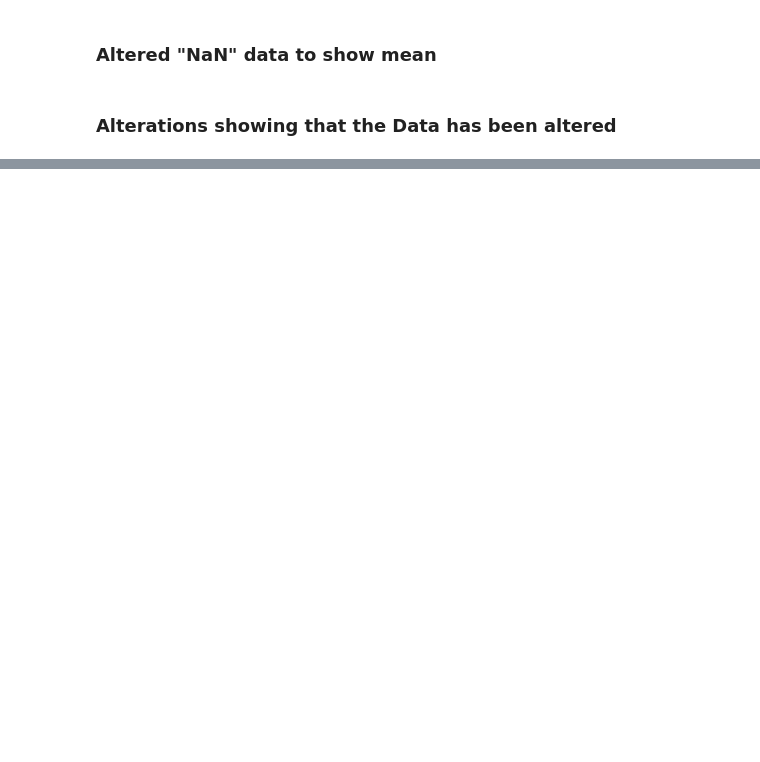
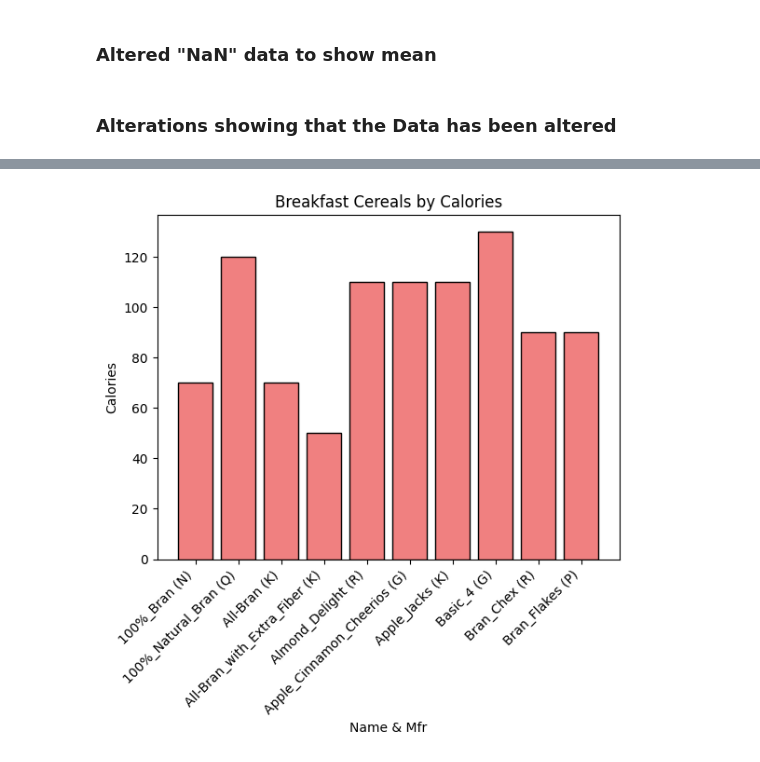
Before and after one commit to jarallum92/M2_Project_Cereals, a Jupyter notebook: M2_Project_Cereals.ipynb, the cells around one changed output, grey strips where cells are left out. Saved outputs shown, nothing was run; the diff lists cells and outputs as text; code cells hidden in the pictures; blank space fills up the shorter version.

```diff
--- a/M2_Project_Cereals.ipynb
+++ b/M2_Project_Cereals.ipynb
@@ -69,18 +72,18 @@ print(nan_rows)
 ### Altered "NaN" data to show mean
 # %%
 cereals_original = cereals.copy()
-mean_potass = cereals["potass"].mean()
-cereals["potass"] = cereals["potass"].fillna(mean_potass)
+mean_potass = cereals["Potass"].mean()
+cereals["Potass"] = cereals["Potass"].fillna(mean_potass)
 changed_rows = cereals[cereals != cereals_original].dropna(how="all")
 # %%
 cereals_original = cereals.copy()
-mean_carbo = cereals["carbo"].mean()
-cereals["carbo"] = cereals["carbo"].fillna(mean_carbo)
+mean_carbo = cereals["Carbo"].mean()
+cereals["Carbo"] = cereals["Carbo"].fillna(mean_carbo)
 changed_rows = cereals[cereals != cereals_original].dropna(how="all")
 # %%
 cereals_original = cereals.copy()
-mean_sugars = cereals["sugars"].mean()
-cereals["sugars"] = cereals["sugars"].fillna(mean_sugars)
+mean_sugars = cereals["Sugars"].mean()
+cereals["Sugars"] = cereals["Sugars"].fillna(mean_sugars)
 changed_rows = cereals[cereals != cereals_original].dropna(how="all")
 # %% [markdown]
 ### Alterations showing that the Data has been altered
@@ -99,0 +139,11 @@ print(selected_rows)
+# %%
+cereals['Name & Mfr'] = cereals['Name'] + ' (' + cereals['Mfr'] + ')'
+
+# Drop the original 'Name' and 'Mfr' columns
+cereals = cereals.drop(columns=['Name', 'Mfr'])
+
+# Reorder columns to place 'Name & Mfr' at the beginning
+columns = ['Name & Mfr'] + [col for col in cereals.columns if col != 'Name & Mfr']
+cereals = cereals[columns]
+
+cereals.head(10)
@@ -99,0 +176,15 @@ print(selected_rows)
+# %%
+first_10_cereals = cereals[:10]
+
+
+plt.bar(first_10_cereals["Name & Mfr"], first_10_cereals["Calories"], color="lightcoral", edgecolor="black")
+
+plt.xlabel("Name & Mfr")
+plt.ylabel("Calories")
+plt.title("Breakfast Cereals by Calories")
+
+plt.xticks(rotation=45, ha='right')
+
+plt.show()
+# %% [output]
+[figure, added]
```
Also changed, not shown: parts of 11 cells of this notebook.
